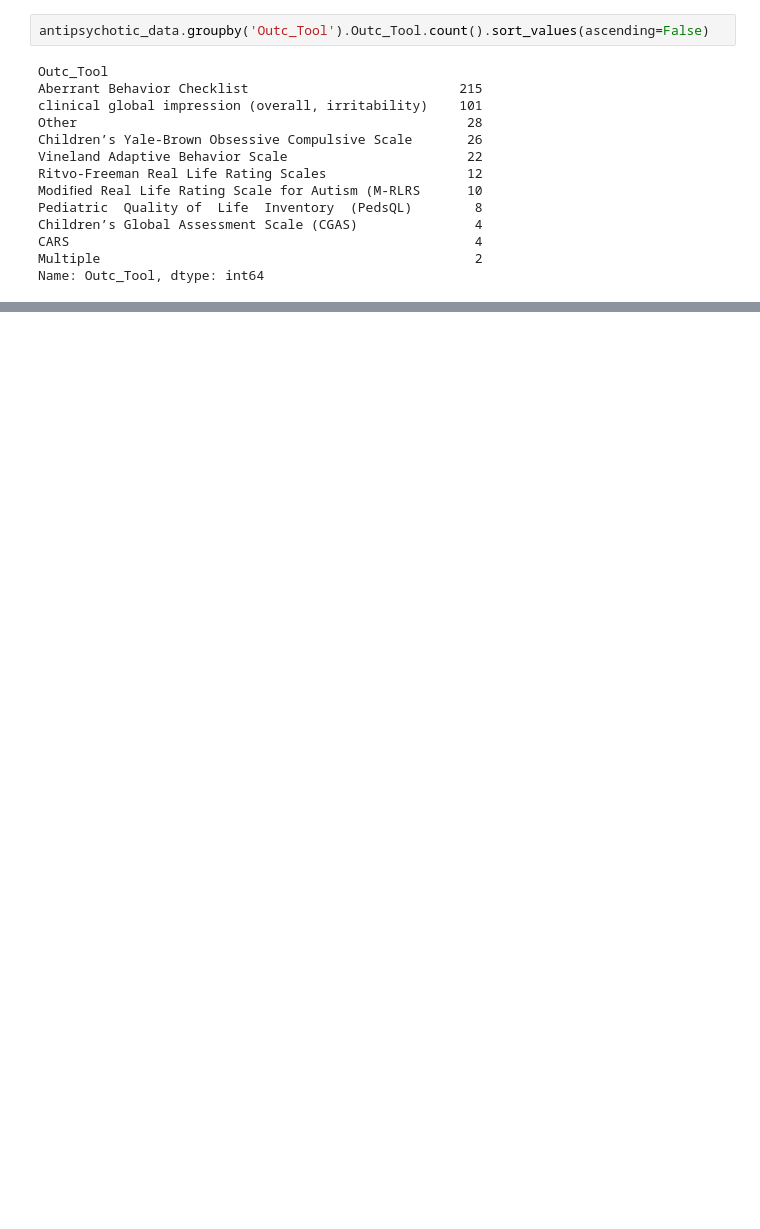
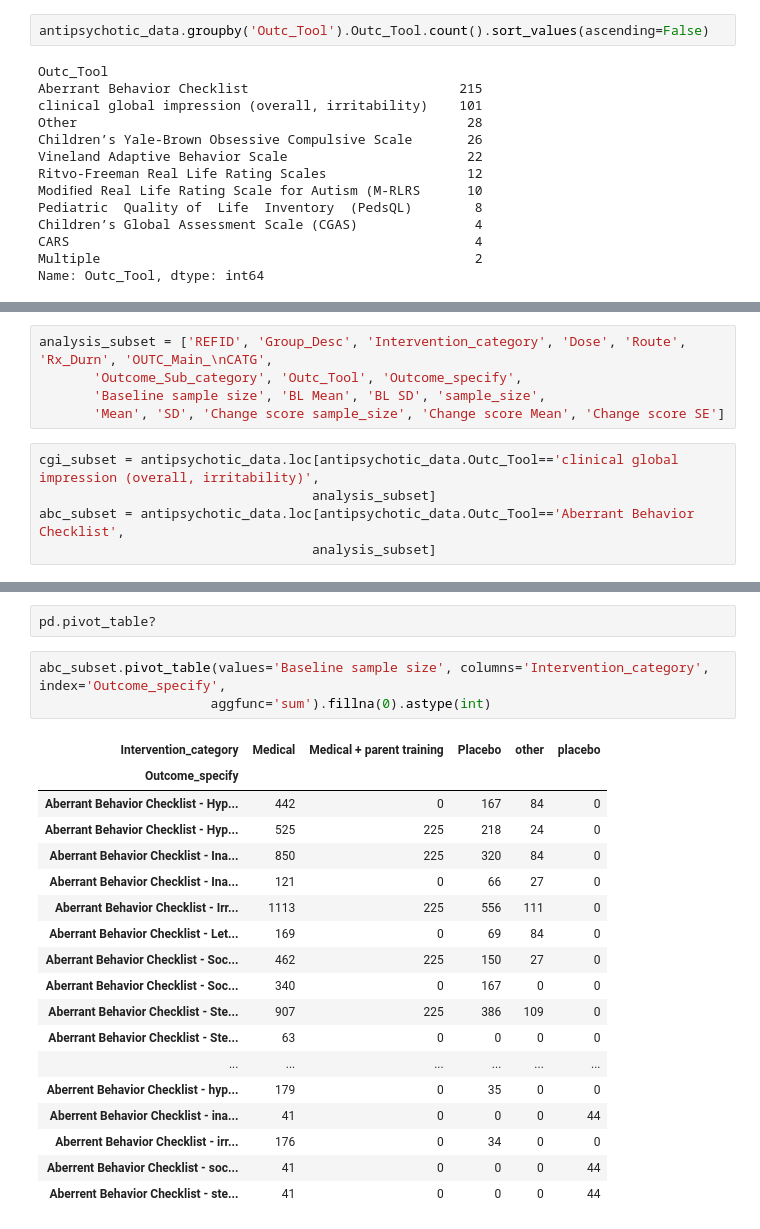
Before and after one commit to fonnesbeck/ASD_CER_Update, a Jupyter notebook: ASD CER Meta-analysis.ipynb, the cells around one changed output, grey strips where cells are left out. Cells and saved outputs as stored; diff of their text form; blank space fills up the shorter version.

```diff
--- a/ASD CER Meta-analysis.ipynb
+++ b/ASD CER Meta-analysis.ipynb
@@ -92,0 +105,10 @@ Name: Outc_Tool, dtype: int64
+# %%
+analysis_subset = ['REFID', 'Group_Desc', 'Intervention_category', 'Dose', 'Route', 'Rx_Durn', 'OUTC_Main_\nCATG',
+       'Outcome_Sub_category', 'Outc_Tool', 'Outcome_specify',
+       'Baseline sample size', 'BL Mean', 'BL SD', 'sample_size',
+       'Mean', 'SD', 'Change score sample_size', 'Change score Mean', 'Change score SE']
+# %%
+cgi_subset = antipsychotic_data.loc[antipsychotic_data.Outc_Tool=='clinical global impression (overall, irritability)',
+                                   analysis_subset]
+abc_subset = antipsychotic_data.loc[antipsychotic_data.Outc_Tool=='Aberrant Behavior Checklist',
+                                   analysis_subset]
@@ -92,0 +165,24 @@ Name: Outc_Tool, dtype: int64
+# %%
+pd.pivot_table?
+# %%
+abc_subset.pivot_table(values='Baseline sample size', columns='Intervention_category', index='Outcome_specify',
+                      aggfunc='sum').fillna(0).astype(int)
+# %% [output]
+| Intervention_category | Medical | Medical + parent training | Placebo | other | placebo |
+| Outcome_specify |  |  |  |  |  |
+| Aberrant Behavior Checklist - Hyp... | 442 | 0 | 167 | 84 | 0 |
+| Aberrant Behavior Checklist - Hyp... | 525 | 225 | 218 | 24 | 0 |
+| Aberrant Behavior Checklist - Ina... | 850 | 225 | 320 | 84 | 0 |
+| Aberrant Behavior Checklist - Ina... | 121 | 0 | 66 | 27 | 0 |
+| Aberrant Behavior Checklist - Irr... | 1113 | 225 | 556 | 111 | 0 |
+| Aberrant Behavior Checklist - Let... | 169 | 0 | 69 | 84 | 0 |
+| Aberrant Behavior Checklist - Soc... | 462 | 225 | 150 | 27 | 0 |
+| Aberrant Behavior Checklist - Soc... | 340 | 0 | 167 | 0 | 0 |
+| Aberrant Behavior Checklist - Ste... | 907 | 225 | 386 | 109 | 0 |
+| Aberrant Behavior Checklist - Ste... | 63 | 0 | 0 | 0 | 0 |
+| ... | ... | ... | ... | ... | ... |
+| Aberrent Behavior Checklist - hyp... | 179 | 0 | 35 | 0 | 0 |
+| Aberrent Behavior Checklist - ina... | 41 | 0 | 0 | 0 | 44 |
+| Aberrent Behavior Checklist - irr... | 176 | 0 | 34 | 0 | 0 |
+| Aberrent Behavior Checklist - soc... | 41 | 0 | 0 | 0 | 44 |
+| Aberrent Behavior Checklist - ste... | 41 | 0 | 0 | 0 | 44 |
```
Also changed, not shown: parts of 11 cells of this notebook.
